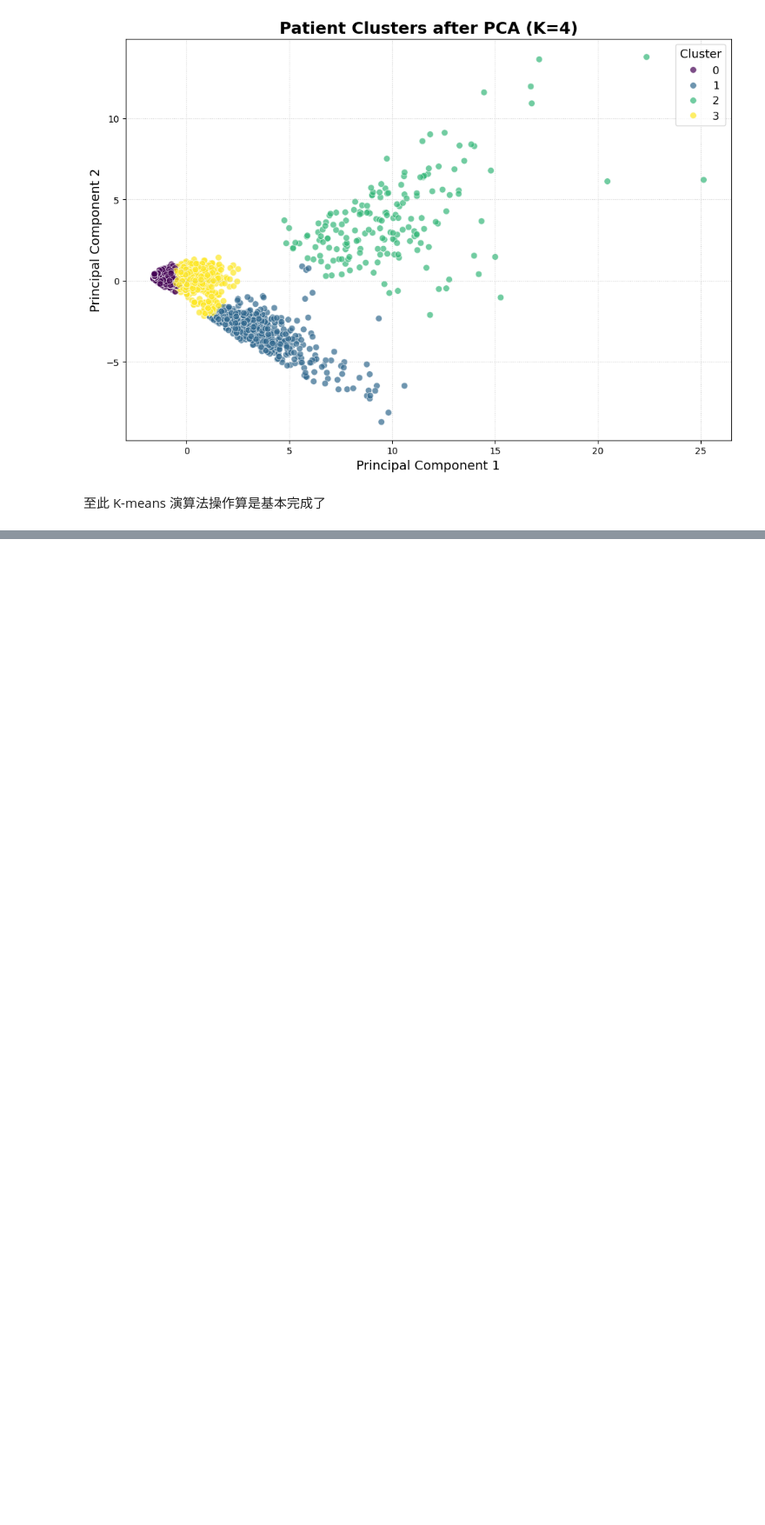
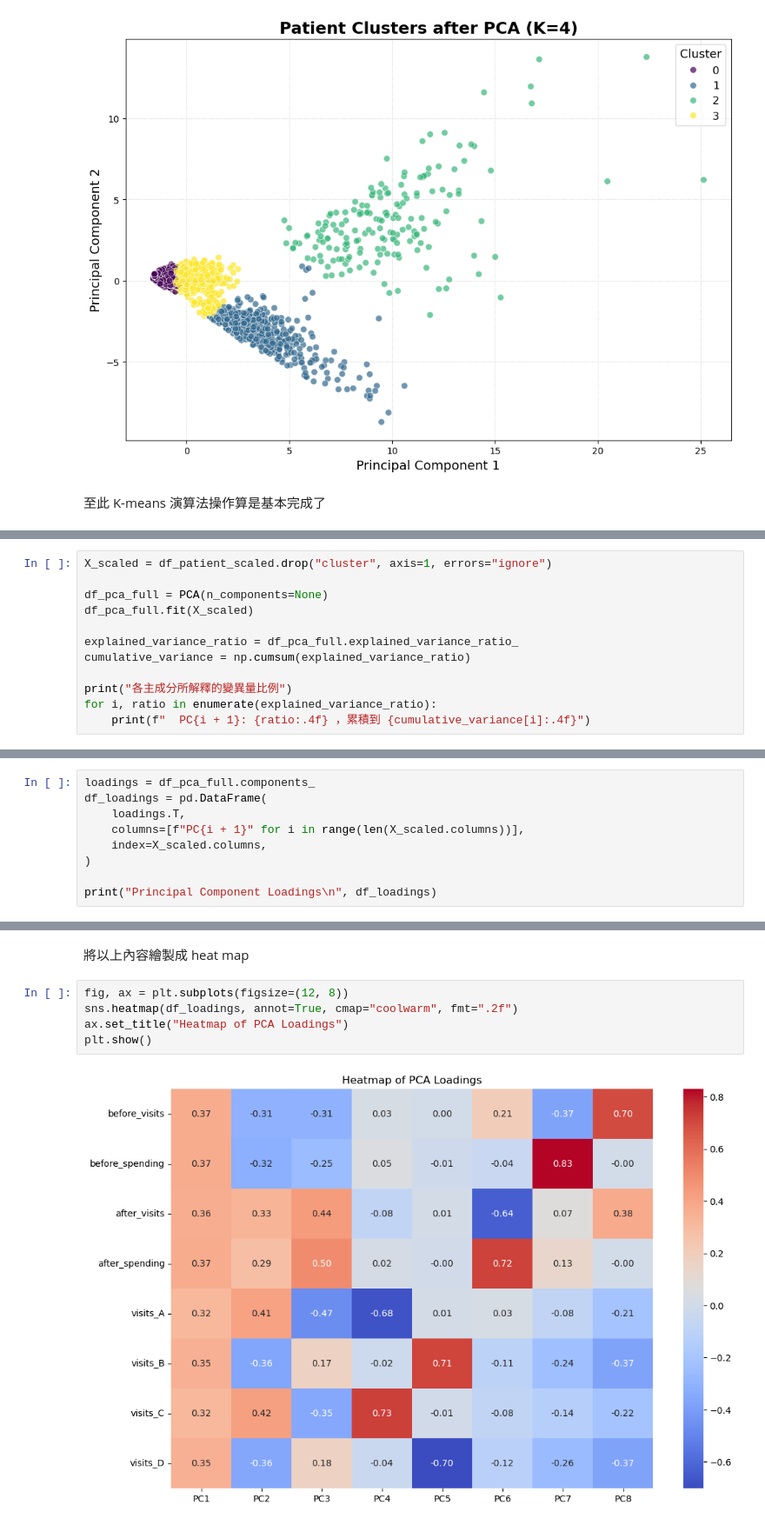
Before and after one commit to csning1998/school-medical-decision-analysis, a Jupyter notebook: Assignment.ipynb, the cells around one changed output, grey strips where cells are left out. Shown: that part at 87% size. Saved outputs shown, nothing was run; the diff lists cells and outputs as text; blank space fills up the shorter version.

```diff
--- a/Assignment.ipynb
+++ b/Assignment.ipynb
@@ -804,0 +824,12 @@ plt.show()
+# %%
+X_scaled = df_patient_scaled.drop("cluster", axis=1, errors="ignore")
+
+df_pca_full = PCA(n_components=None)
+df_pca_full.fit(X_scaled)
+
+explained_variance_ratio = df_pca_full.explained_variance_ratio_
+cumulative_variance = np.cumsum(explained_variance_ratio)
+
+print("各主成分所解釋的變異量比例")
+for i, ratio in enumerate(explained_variance_ratio):
+    print(f"  PC{i + 1}: {ratio:.4f} ，累積到 {cumulative_variance[i]:.4f}")
@@ -804,0 +848,9 @@ plt.show()
+# %%
+loadings = df_pca_full.components_
+df_loadings = pd.DataFrame(
+    loadings.T,
+    columns=[f"PC{i + 1}" for i in range(len(X_scaled.columns))],
+    index=X_scaled.columns,
+)
+
+print("Principal Component Loadings\n", df_loadings)
@@ -804,0 +868,9 @@ plt.show()
+# %% [markdown]
+將以上內容繪製成 heat map
+# %%
+fig, ax = plt.subplots(figsize=(12, 8))
+sns.heatmap(df_loadings, annot=True, cmap="coolwarm", fmt=".2f")
+ax.set_title("Heatmap of PCA Loadings")
+plt.show()
+# %% [output]
+[figure, added]
```
Also changed, not shown: parts of 38 cells of this notebook.
